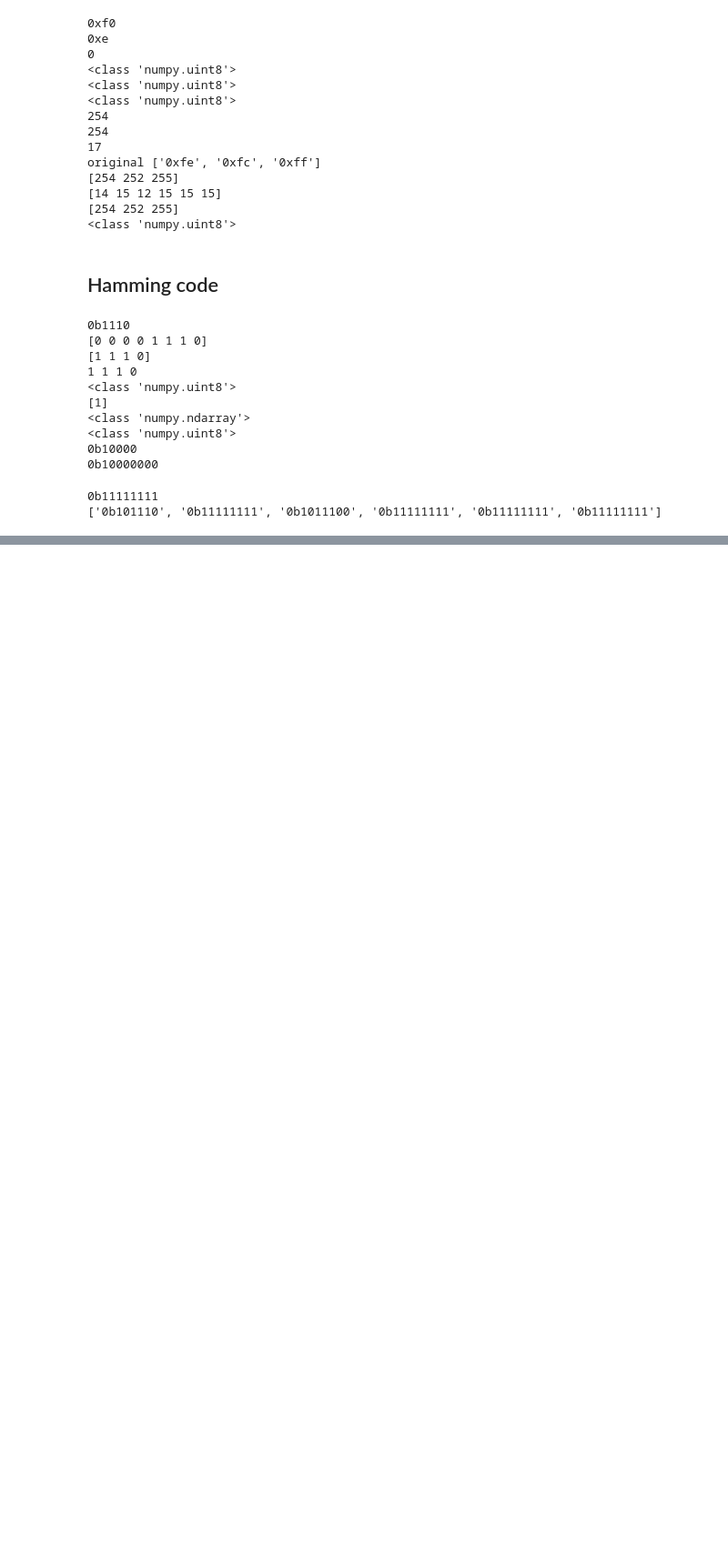
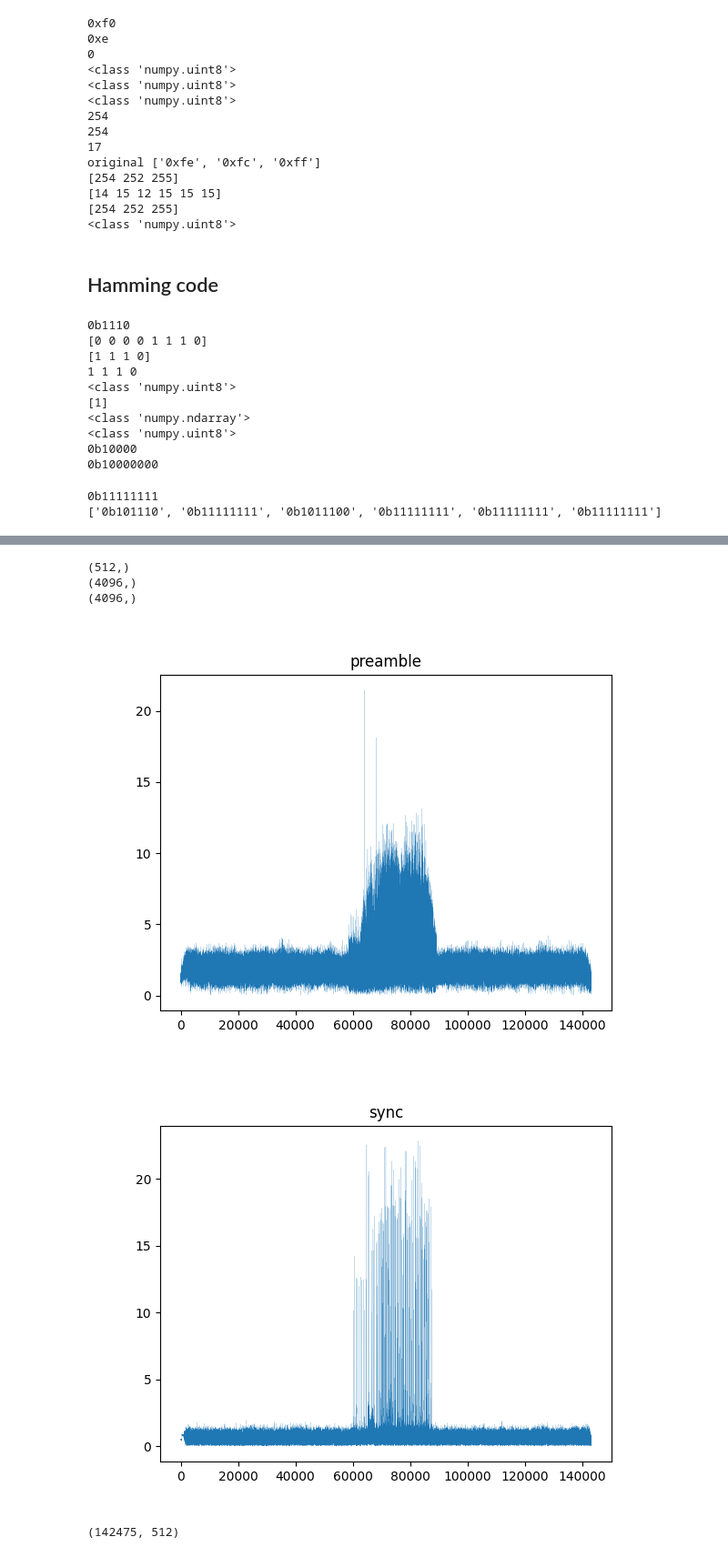
Before and after one commit to xsun2445/ee595hws, a Jupyter notebook: hw1/test.ipynb, the cells around one changed output, grey strips where cells are left out. Shown at 91% size. Drawn from its saved outputs; the diff is of its cells as text; code cells hidden in the pictures; blank space fills up the shorter version.

```diff
--- a/hw1/test.ipynb
+++ b/hw1/test.ipynb
@@ -332,0 +481,51 @@ print([bin(x) for x in hamming])
+# %%
+dc = phy.chirp(False, sf, bw, fs, 0, 0, 0)
+uc = phy.chirp(True, sf, bw, fs, 0, 0, 0)
+
+print(dc.shape)
+
+preamble = np.matlib.repmat(uc, 1, preamble_len).flatten()
+print(preamble.shape)
+sync = np.concatenate((dc, dc, dc[:len(uc)//2]))
+
+preamble = np.conjugate(preamble)
+sync = np.conjugate(sync)
+# preamble = np.concatenate((preamble, sync))
+# preamble = np.conjugate(preamble)
+# print(sync.shape)
+print(preamble.shape)
+
+corred = np.correlate(raw, preamble, 'same')
+
+plt.figure()
+plt.plot(abs(corred), linewidth=0.1)
+plt.title('preamble')
+plt.show()
+
+plt.figure()
+plt.plot(abs(np.correlate(raw, sync, 'same')), linewidth=0.1)
+plt.title('sync')
+plt.show()
+
+
+res = []
+
+# for i in range(len(corred) - len(preamble)):
+for i in range(len(corred)-2**sf*2):
+    res.append(np.fft.fft(corred[i:i+2**sf*2], 2**8*2))
+    # res.append(np.sum(raw[i:i+len(preamble)]*np.conjugate(preamble)))
+
+res = np.array(res)
+print(res.shape)
+
+plt.figure()
+plt.plot(abs(np.max(res,axis=1)), linewidth=0.1)
+# plt.plot(abs(res), linewidth=0.1)
+plt.show()
+# %% [output]
+(512,)
+(4096,)
+(4096,)
+[figure, added]
+[figure, added]
+(142475, 512)
```
Also changed, not shown: parts of 7 cells of this notebook, 1 other file.
